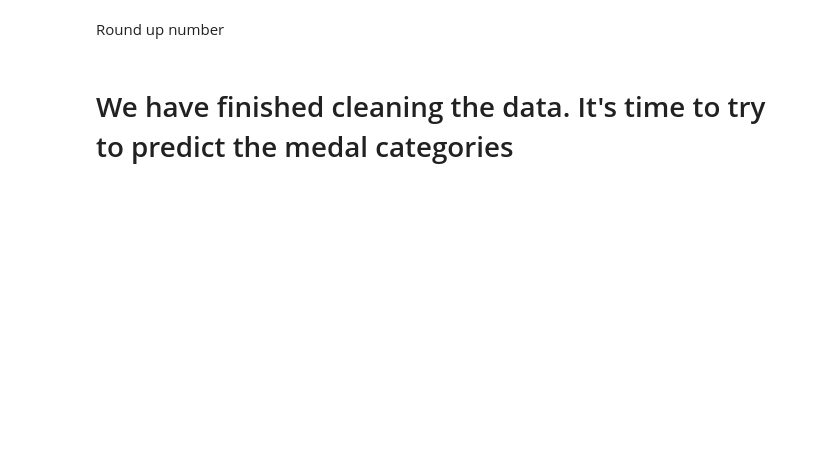
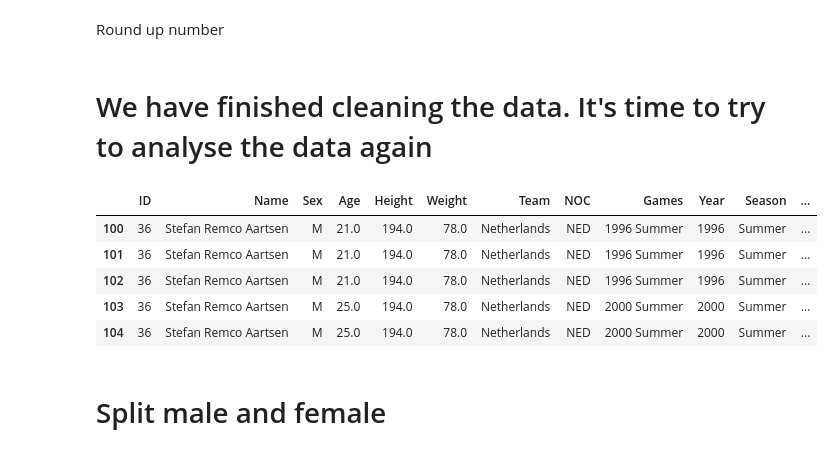
Before and after one commit to nhanpotter/cz1015_miniproject, a Jupyter notebook: Athlete.ipynb, the cells around one changed output. Saved outputs shown, nothing was run; the diff lists cells and outputs as text; code cells hidden in the pictures; blank space fills up the shorter version.

```diff
--- a/Athlete.ipynb
+++ b/Athlete.ipynb
@@ -335,4 +381,13 @@ Round up number
 # %%
 s60 = round(s60)
 # %% [markdown]
-# We have finished cleaning the data. It's time to try to predict the medal categories
+# We have finished cleaning the data. It's time to try to analyse the data again
+# %%
+s60.head()
+# %% [output]
+|  | ID | Name | Sex | Age | Height | Weight | Team | NOC | Games | Year | Season | ... |
+| 100 | 36 | Stefan Remco Aartsen | M | 21.0 | 194.0 | 78.0 | Netherlands | NED | 1996 Summer | 1996 | Summer | ... |
+| 101 | 36 | Stefan Remco Aartsen | M | 21.0 | 194.0 | 78.0 | Netherlands | NED | 1996 Summer | 1996 | Summer | ... |
+| 102 | 36 | Stefan Remco Aartsen | M | 21.0 | 194.0 | 78.0 | Netherlands | NED | 1996 Summer | 1996 | Summer | ... |
+| 103 | 36 | Stefan Remco Aartsen | M | 25.0 | 194.0 | 78.0 | Netherlands | NED | 2000 Summer | 2000 | Summer | ... |
+| 104 | 36 | Stefan Remco Aartsen | M | 25.0 | 194.0 | 78.0 | Netherlands | NED | 2000 Summer | 2000 | Summer | ... |
@@ -338,0 +397,2 @@ s60 = round(s60)
+# %% [markdown]
+# Split male and female
```
Also changed, not shown: parts of 12 cells of this notebook.
